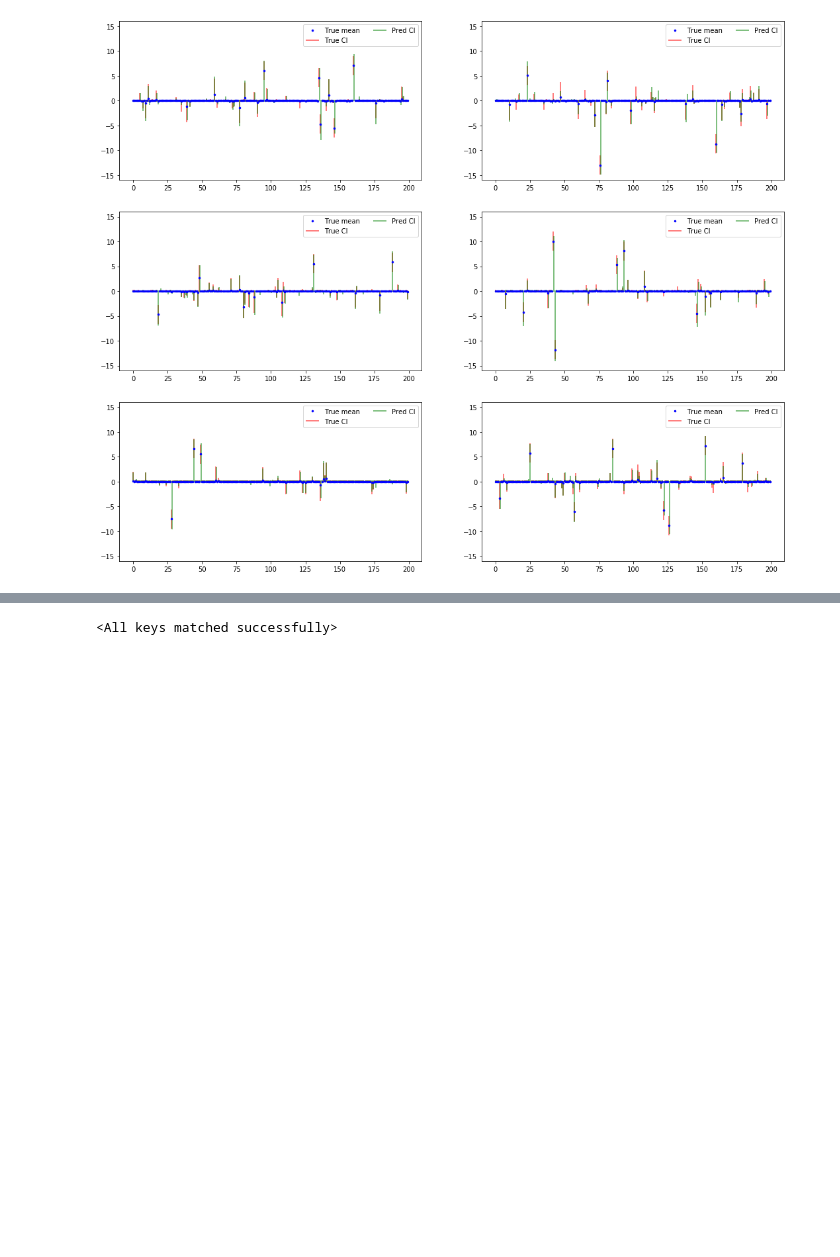
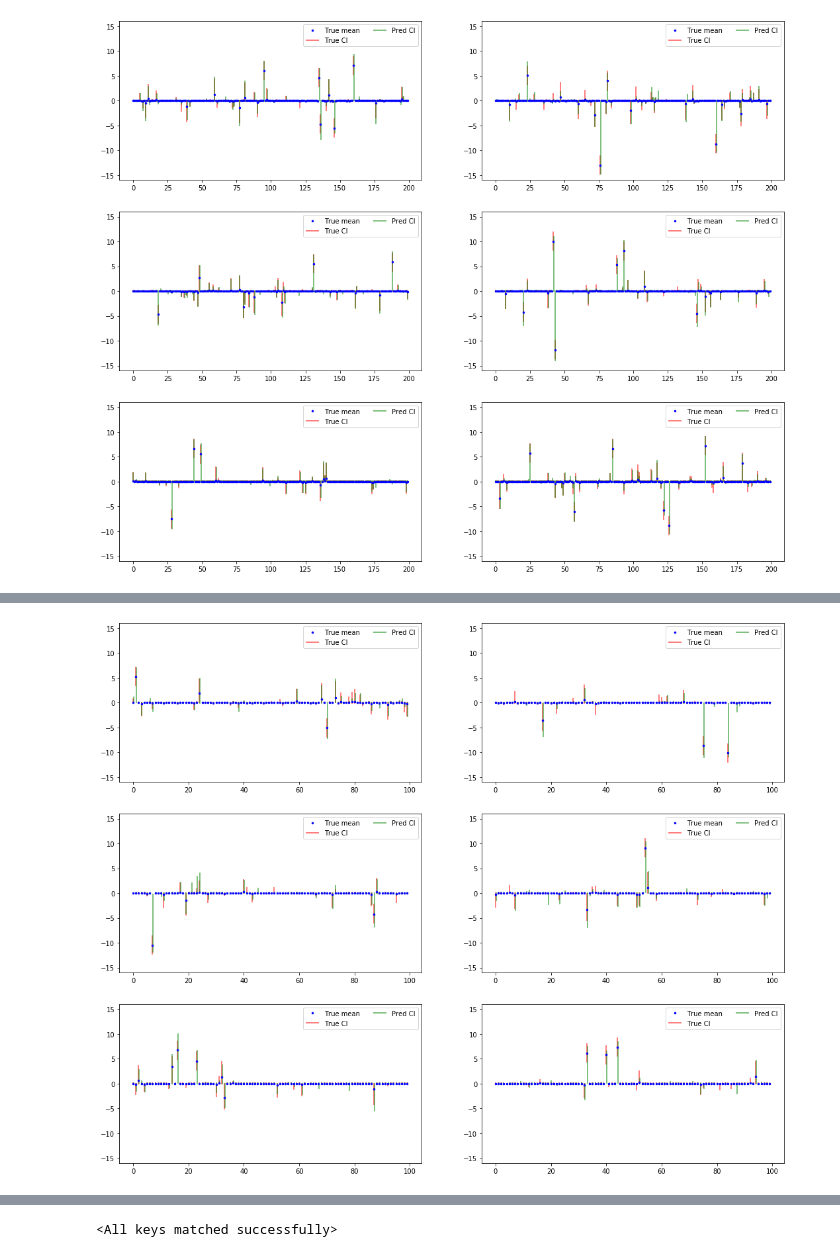
Before and after one commit to glory-99/simulation-based-inference, a Jupyter notebook: simple_case_diffPrior (copy).ipynb, the cells around one changed output, grey strips where cells are left out. Cells and saved outputs as stored; diff of their text form; code cells hidden in the pictures; blank space fills up the shorter version.

```diff
--- a/simple_case_diffPrior (copy).ipynb
+++ b/simple_case_diffPrior (copy).ipynb
@@ -1003,0 +1120,7 @@ plt.show()
+# %%
+md_q025 = MLP_variant(p, p, [1024, 1024], 'leakyrelu').to(device)
+md_q025_es = MLP_variant(p, p, [1024, 1024], 'leakyrelu').to(device)
+optimizer = torch.optim.Adam(md_q025.parameters(), lr=0.001)
+scheduler = torch.optim.lr_scheduler.MultiStepLR(optimizer, milestones=[30, 40, 50, 60, 70, 80, 90], gamma=0.4)
+train_losses, val_losses = train_model(md_q025, md_q025_es, optimizer, 100, train_dataloader,
+                                        loss_type='quantile', q=0.025, val_data=valid_dataloader, scheduler=scheduler)
@@ -1003,0 +1145,7 @@ plt.show()
+# %%
+md_q975 = MLP_variant(p, p, [1024, 1024], 'leakyrelu').to(device)
+md_q975_es = MLP_variant(p, p, [1024, 1024], 'leakyrelu').to(device)
+optimizer = torch.optim.Adam(md_q975.parameters(), lr=0.001)
+scheduler = torch.optim.lr_scheduler.MultiStepLR(optimizer, milestones=[30, 40, 50, 60, 70, 80, 90], gamma=0.4)
+train_losses, val_losses = train_model(md_q975, md_q975_es, optimizer, 100, train_dataloader,
+                                        loss_type='quantile', q=0.975, val_data=valid_dataloader, scheduler=scheduler)
@@ -1003,0 +1170,31 @@ plt.show()
+# %%
+Y_train_original = Y_train * std + mean
+# %%
+pred_q025 = predict(md_q025, Y_train)
+pred_q975 = predict(md_q975, Y_train)
+
+true_mean = np.zeros_like(beta_train)
+true_q025 = np.zeros_like(pred_q025)
+true_q975 = np.zeros_like(pred_q975)
+
+subset = np.where(np.abs(beta_train)>2)[0]
+t = 1000 * time.time()
+np.random.seed(int(t) % 2**32)
+rng.shuffle(subset)
+subset = subset[:6]
+
+for i in subset:
+    for j in range(Y_train.shape[1]):
+        true_mean[i,j], true_q025[i,j], true_q975[i,j] = computeNormalStats(sigma, sigma0, sigma1, Y_train_original[i,j])
+
+plt.figure(figsize=(18,15))
+for i, idx in enumerate(subset):
+    plt.subplot(3,2,i+1)
+    plt.plot(range(p), true_mean[idx], '.b', ms=5)
+    plt.vlines(np.arange(p), true_q025[idx], true_q975[idx], color='red', alpha=0.5, lw=2)
+    plt.vlines(np.arange(p)+0.2, pred_q025[idx], pred_q975[idx], color='green', alpha=0.5, lw=2)
+    plt.legend(['True mean', 'True CI', 'Pred CI'], ncol=2)
+    plt.ylim(-16,16)
+plt.show()
+# %% [output]
+[figure, added]
```
Also changed, not shown: parts of 14 cells of this notebook.
